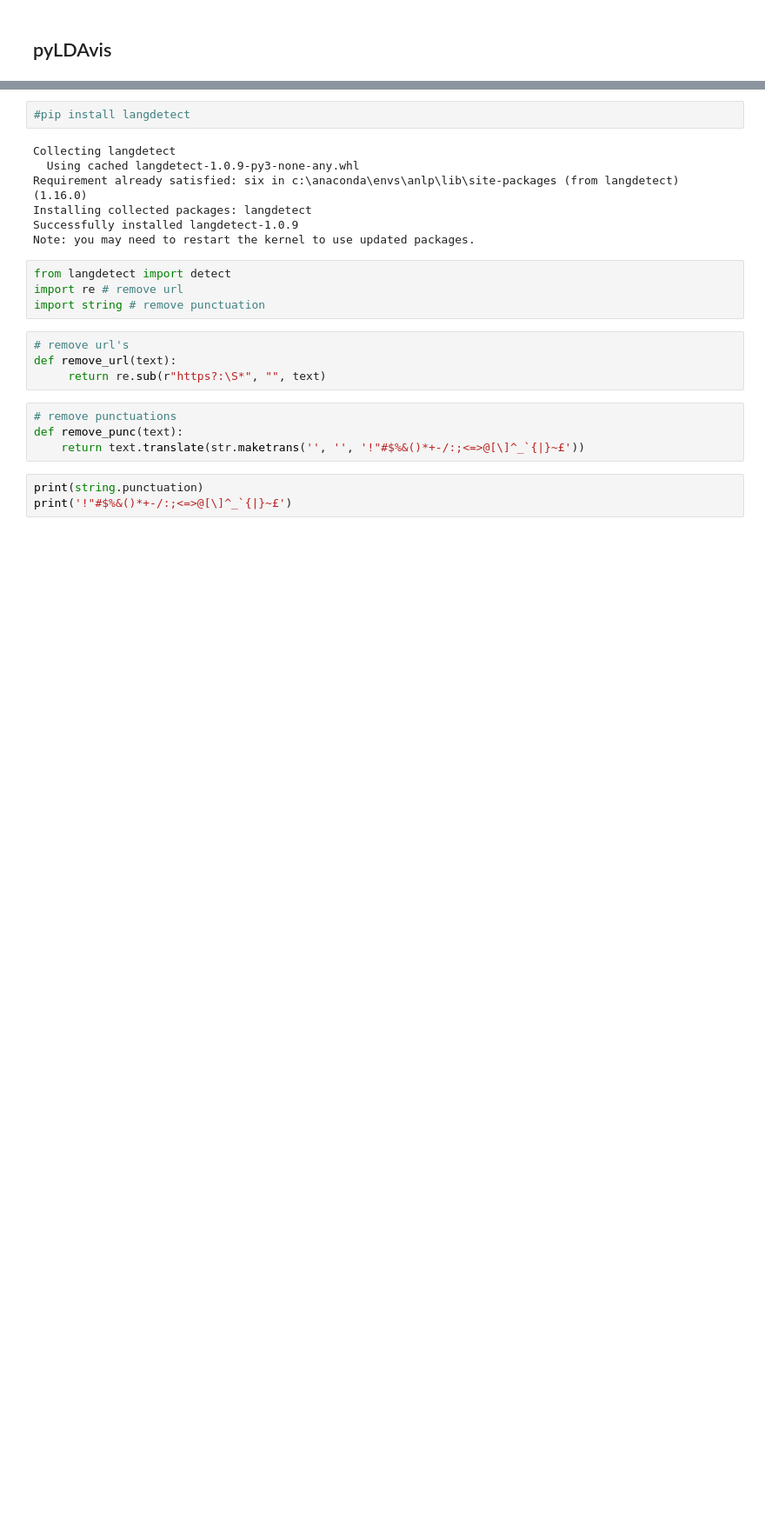
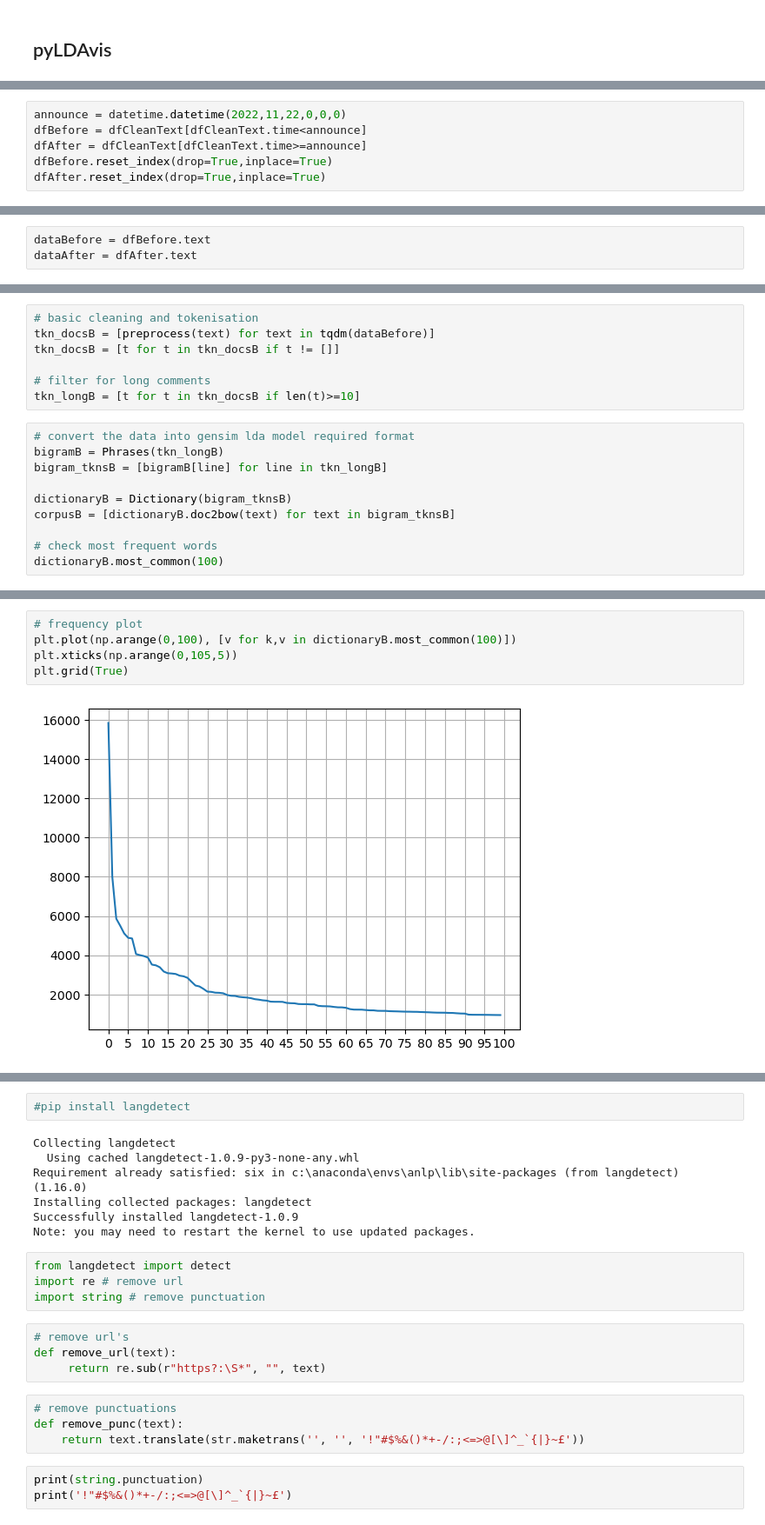
Before and after one commit to XShawn1/Bayes_ARP_Abarth_1, a Jupyter notebook: Alvis-ARP-Abarth1.ipynb, the cells around one changed output, grey strips where cells are left out. Shown at 87% size. Saved outputs shown, nothing was run; the diff lists cells and outputs as text; blank space fills up the shorter version.

```diff
--- a/Alvis-ARP-Abarth1.ipynb
+++ b/Alvis-ARP-Abarth1.ipynb
@@ -528,0 +438,6 @@ pyLDAvis.display(prepared_data)
+# %%
+announce = datetime.datetime(2022,11,22,0,0,0)
+dfBefore = dfCleanText[dfCleanText.time<announce]
+dfAfter = dfCleanText[dfCleanText.time>=announce]
+dfBefore.reset_index(drop=True,inplace=True)
+dfAfter.reset_index(drop=True,inplace=True)
@@ -528,0 +448,3 @@ pyLDAvis.display(prepared_data)
+# %%
+dataBefore = dfBefore.text
+dataAfter = dfAfter.text
@@ -528,0 +453,17 @@ pyLDAvis.display(prepared_data)
+# %%
+# basic cleaning and tokenisation
+tkn_docsB = [preprocess(text) for text in tqdm(dataBefore)]
+tkn_docsB = [t for t in tkn_docsB if t != []]
+
+# filter for long comments
+tkn_longB = [t for t in tkn_docsB if len(t)>=10]
+# %%
+# convert the data into gensim lda model required format
+bigramB = Phrases(tkn_longB)
+bigram_tknsB = [bigramB[line] for line in tkn_longB]
+
+dictionaryB = Dictionary(bigram_tknsB)
+corpusB = [dictionaryB.doc2bow(text) for text in bigram_tknsB]
+
+# check most frequent words
+dictionaryB.most_common(100)
@@ -528,0 +488,7 @@ pyLDAvis.display(prepared_data)
+# %%
+# frequency plot
+plt.plot(np.arange(0,100), [v for k,v in dictionaryB.most_common(100)])
+plt.xticks(np.arange(0,105,5))
+plt.grid(True)
+# %% [output]
+[figure, added]
```
Also changed, not shown: parts of 59 cells of this notebook.
